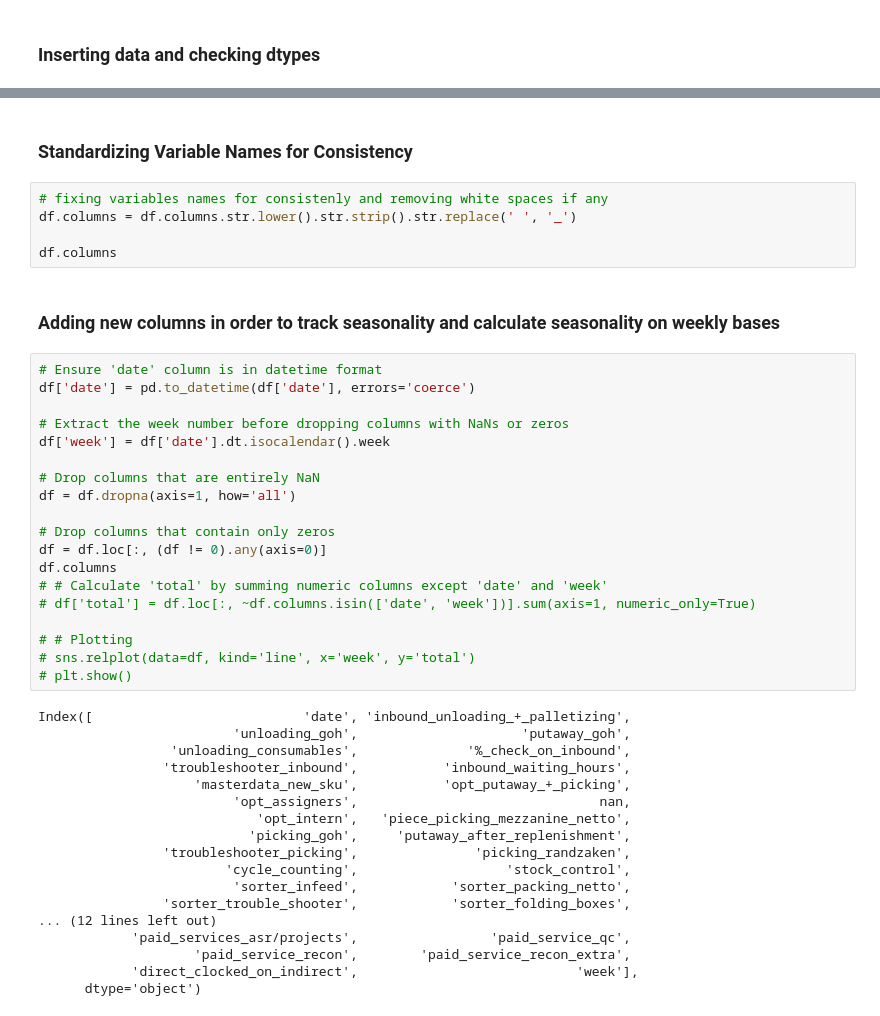
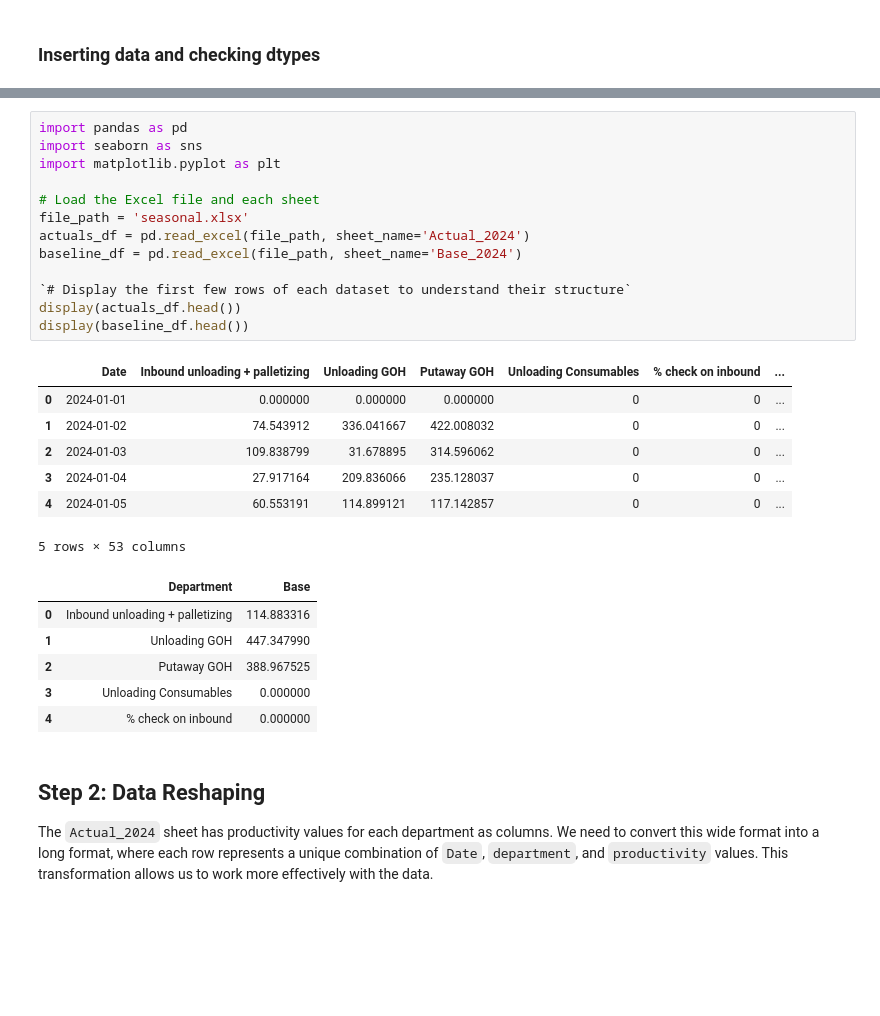
Before and after one commit to BoyanTTodorov/PROD-vs-ACT-add-Season, a Jupyter notebook: seasonality.ipynb, the cells around one changed output, grey strips where cells are left out. Drawn from its saved outputs; the diff is of its cells as text; blank space fills up the shorter version.

```diff
--- a/seasonality.ipynb
+++ b/seasonality.ipynb
@@ -22,46 +13,30 @@ df.head()
-# %% [markdown]
-### Standardizing Variable Names for Consistency
-# %%
-# fixing variables names for consistenly and removing white spaces if any
-df.columns = df.columns.str.lower().str.strip().str.replace(' ', '_')
-
-df.columns
-# %% [markdown]
-### Adding new columns in order to track seasonality and calculate seasonality on weekly bases
-# %%
-# Ensure 'date' column is in datetime format
-df['date'] = pd.to_datetime(df['date'], errors='coerce')
-
-# Extract the week number before dropping columns with NaNs or zeros
-df['week'] = df['date'].dt.isocalendar().week
-
-# Drop columns that are entirely NaN
-df = df.dropna(axis=1, how='all')
-
-# Drop columns that contain only zeros
-df = df.loc[:, (df != 0).any(axis=0)]
-df.columns
-# # Calculate 'total' by summing numeric columns except 'date' and 'week'
-# df['total'] = df.loc[:, ~df.columns.isin(['date', 'week'])].sum(axis=1, numeric_only=True)
-
-# # Plotting
-# sns.relplot(data=df, kind='line', x='week', y='total')
-# plt.show()
-# %% [output]
-Index([                           'date', 'inbound_unloading_+_palletizing',
-                         'unloading_goh',                     'putaway_goh',
-                 'unloading_consumables',              '%_check_on_inbound',
-                'troubleshooter_inbound',           'inbound_waiting_hours',
-                    'masterdata_new_sku',           'opt_putaway_+_picking',
-                         'opt_assigners',                               nan,
-                            'opt_intern',   'piece_picking_mezzanine_netto',
-                           'picking_goh',     'putaway_after_replenishment',
-                'troubleshooter_picking',               'picking_randzaken',
-                        'cycle_counting',                   'stock_control',
-                         'sorter_infeed',            'sorter_packing_netto',
-                'sorter_trouble_shooter',            'sorter_folding_boxes',
-... (12 lines left out)
-            'paid_services_asr/projects',                 'paid_service_qc',
-                    'paid_service_recon',        'paid_service_recon_extra',
-            'direct_clocked_on_indirect',                            'week'],
-      dtype='object')
+# %%
+import pandas as pd
+import seaborn as sns
+import matplotlib.pyplot as plt
+
+# Load the Excel file and each sheet
+file_path = 'seasonal.xlsx'
+actuals_df = pd.read_excel(file_path, sheet_name='Actual_2024')
+baseline_df = pd.read_excel(file_path, sheet_name='Base_2024')
+
+`# Display the first few rows of each dataset to understand their structure`
+display(actuals_df.head())
+display(baseline_df.head())
+# %% [output]
+|  | Date | Inbound unloading + palletizing | Unloading GOH | Putaway GOH | Unloading Consumables | % check on inbound | ... |
+| 0 | 2024-01-01 | 0.000000 | 0.000000 | 0.000000 | 0 | 0 | ... |
+| 1 | 2024-01-02 | 74.543912 | 336.041667 | 422.008032 | 0 | 0 | ... |
+| 2 | 2024-01-03 | 109.838799 | 31.678895 | 314.596062 | 0 | 0 | ... |
+| 3 | 2024-01-04 | 27.917164 | 209.836066 | 235.128037 | 0 | 0 | ... |
+| 4 | 2024-01-05 | 60.553191 | 114.899121 | 117.142857 | 0 | 0 | ... |
+5 rows × 53 columns
+|  | Department | Base |
+| 0 | Inbound unloading + palletizing | 114.883316 |
+| 1 | Unloading GOH | 447.347990 |
+| 2 | Putaway GOH | 388.967525 |
+| 3 | Unloading Consumables | 0.000000 |
+| 4 | % check on inbound | 0.000000 |
+# %% [markdown]
+## Step 2: Data Reshaping
+The `Actual_2024` sheet has productivity values for each department as columns. We need to convert this wide format into a long format, where each row represents a unique combination of `Date`, `department`, and `productivity` values. This transformation allows us to work more effectively with the data.
```
Also changed, not shown: parts of 13 cells of this notebook, 4 other files.
